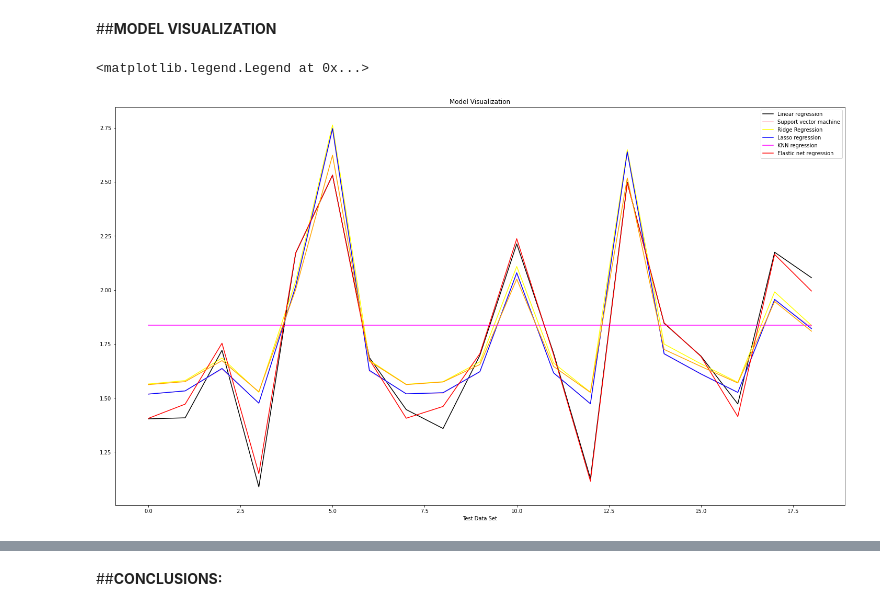
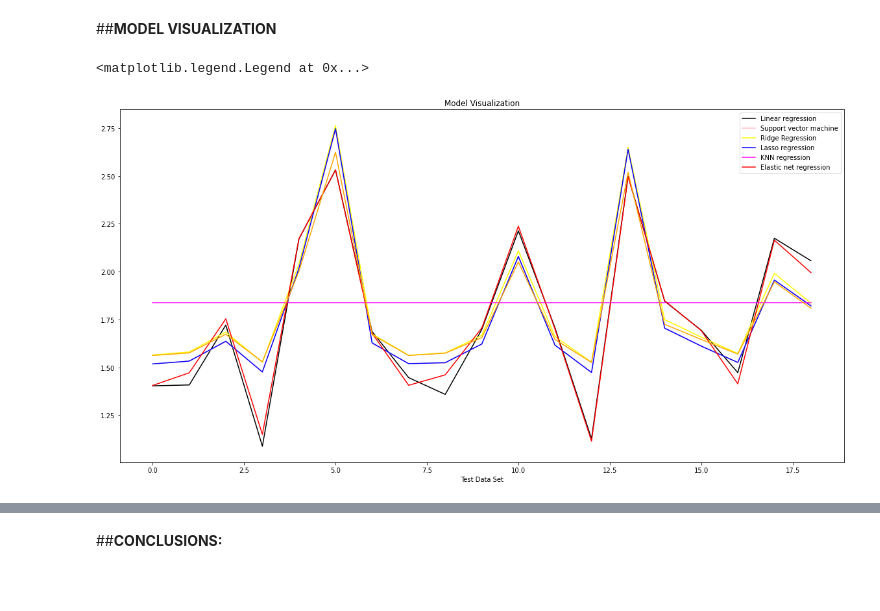
Before and after one commit to ParulSrivastava98/Yes-Bank-Stock-Closing-Price-Prediction, a Jupyter notebook: Yes_Bank_Stock_Closing_Price_Prediction.ipynb, the cells around one changed output, grey strips where cells are left out. Saved outputs shown, nothing was run; the diff lists cells and outputs as text; code cells hidden in the pictures; blank space fills up the shorter version.

```diff
--- a/Yes_Bank_Stock_Closing_Price_Prediction.ipynb
+++ b/Yes_Bank_Stock_Closing_Price_Prediction.ipynb
@@ -554,20 +554,20 @@ plt.legend(['Actual','Predicted'], fontsize=15)
 ##**MODEL VISUALIZATION**
 # %%
 ##Plot showing all models visualization
-plt.figure(figsize=(25,14))
+plt.figure(figsize=(20,10))
 plt.plot(np.array(y_test),color='black')
 plt.plot(y_prediction_test,color='pink')##linear
 plt.plot(svm_test_prediction_y,color='yellow')##svm
 plt.plot(ridge_test_prediction_y,color='blue')##ridge
 plt.plot(lasso_test_prediction_y,color='magenta')##lasso
 plt.plot(knn_test_prediction_y,color='red')##knn
 plt.plot(elastic_test_prediction_y,color='orange')##elastic net
 plt.xlabel('Test Data Set')
 plt.title('Model Visualization')
 plt.legend(["Linear regression", "Support vector machine", "Ridge Regression", "Lasso regression", "KNN regression", "Elastic net regression"])
 # %% [output]
 <matplotlib.legend.Legend at 0x...>
-[figure, old version]
+[figure, new version]
 # %%
 ##Import library
 from sklearn.metrics import r2_score
```
Also changed, not shown: parts of 1 cell of this notebook.
